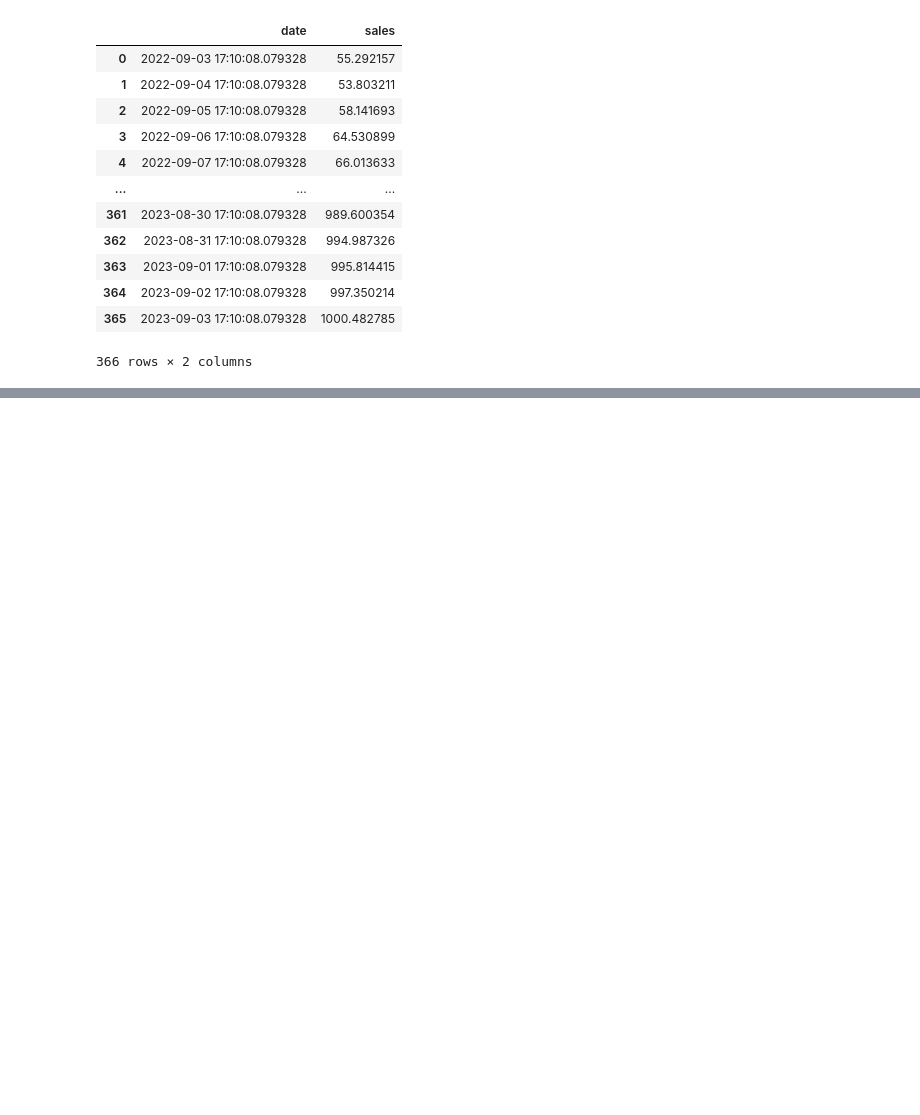
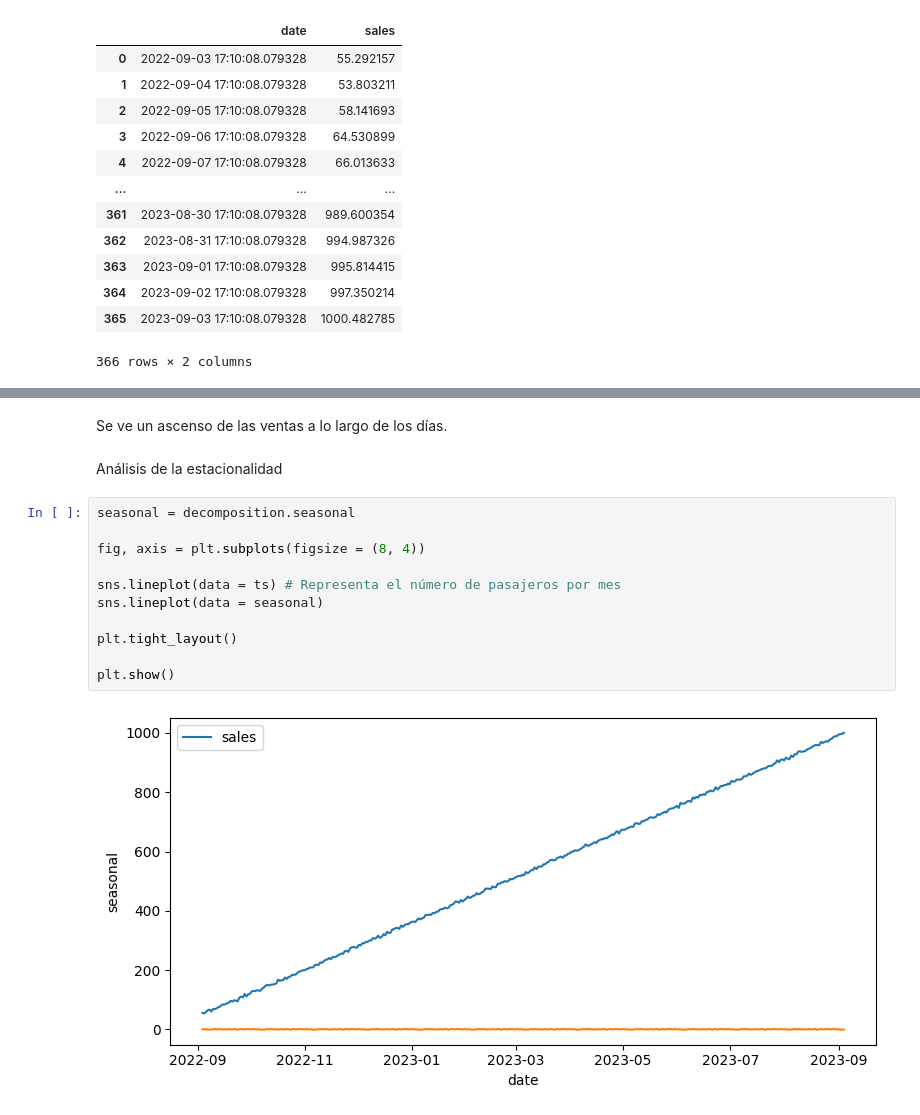
Before and after one commit to 4GeeksAcademy/Proyecto-de-Serie-Temporal-Alternativa-VLG, a Jupyter notebook: src/explore.ipynb, the cells around one changed output, grey strips where cells are left out. Saved outputs shown, nothing was run; the diff lists cells and outputs as text; blank space fills up the shorter version.

```diff
--- a/src/explore.ipynb
+++ b/src/explore.ipynb
@@ -36,0 +84,17 @@ df
+# %% [markdown]
+Se ve un ascenso de las ventas a lo largo de los días.
+# %% [markdown]
+Análisis de la estacionalidad
+# %%
+seasonal = decomposition.seasonal
+
+fig, axis = plt.subplots(figsize = (8, 4))
+
+sns.lineplot(data = ts) # Representa el número de pasajeros por mes
+sns.lineplot(data = seasonal)
+
+plt.tight_layout()
+
+plt.show()
+# %% [output]
+[figure, added]
```
Also changed, not shown: parts of 17 cells of this notebook.
